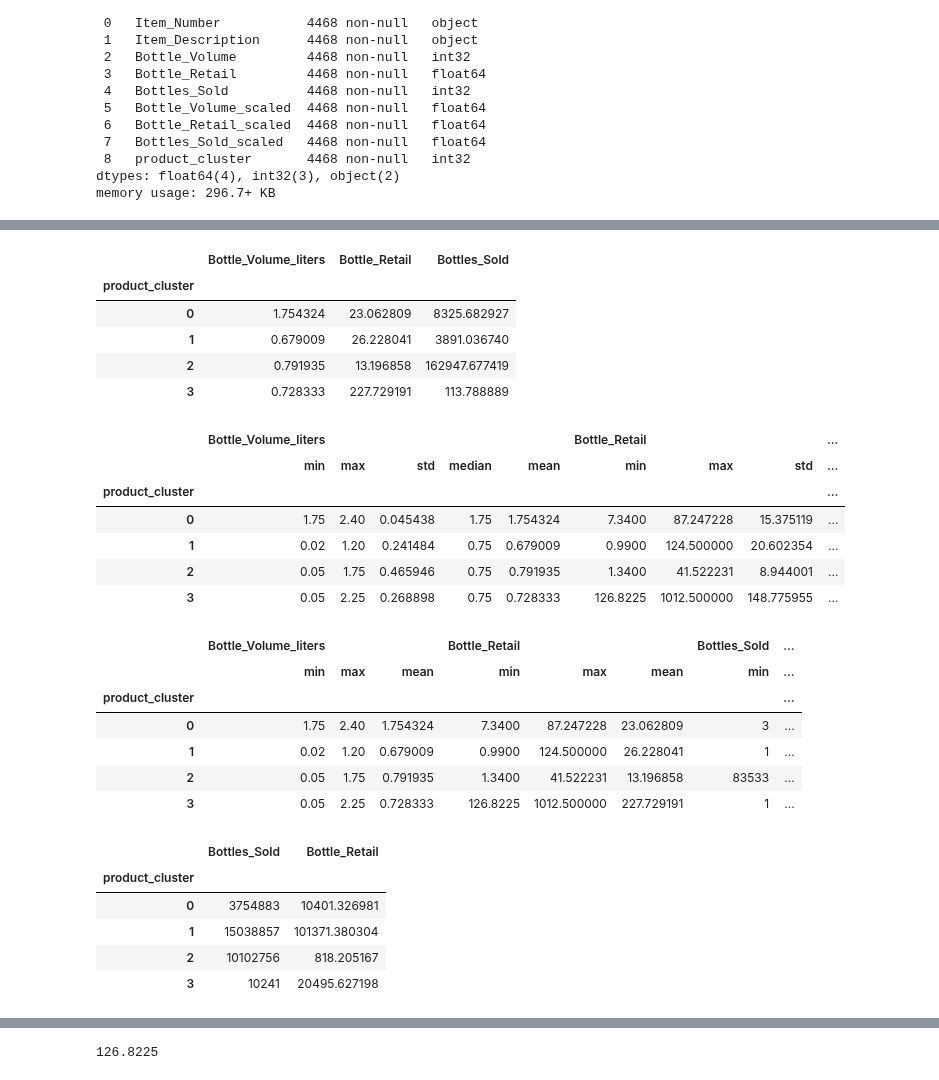
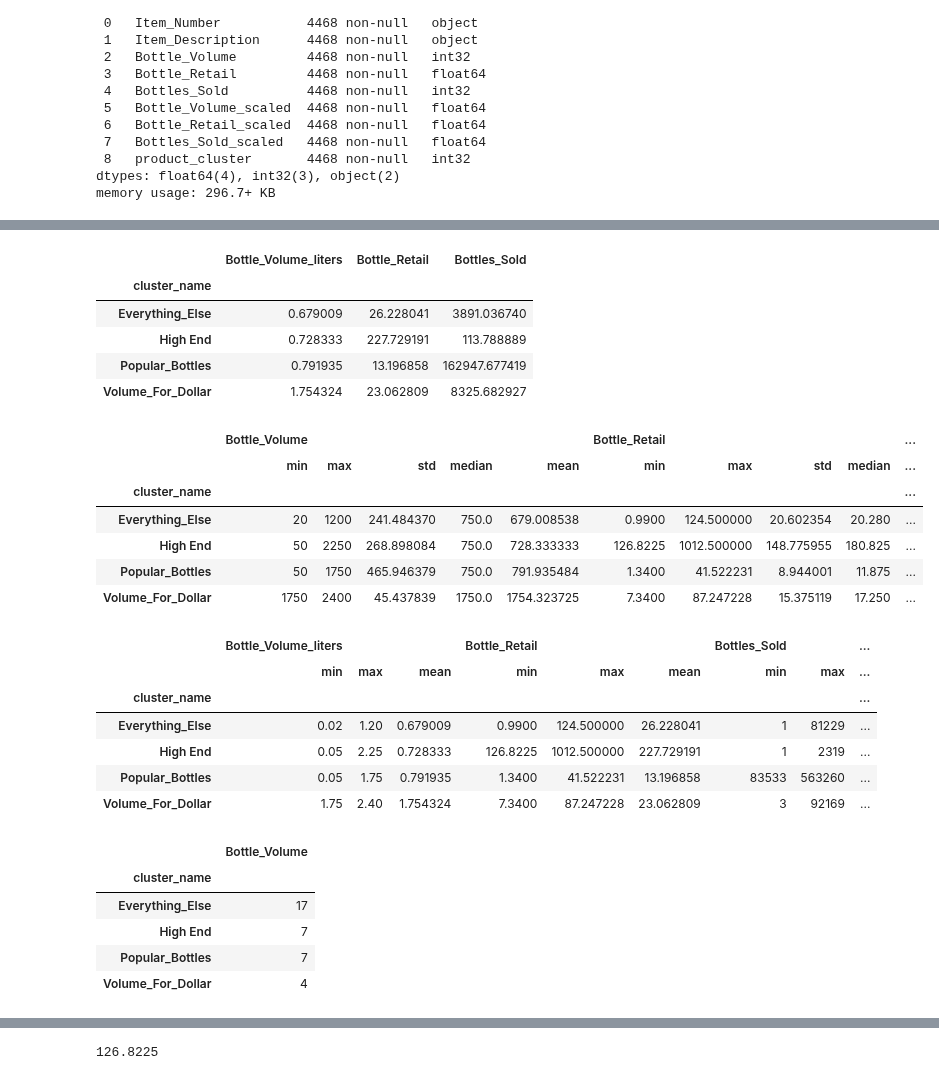
Before and after one commit to dgarbato/capstone, a Jupyter notebook: K means clustering of products.ipynb, the cells around one changed output, grey strips where cells are left out. Cells and saved outputs as stored; diff of their text form; code cells hidden in the pictures.

Commit message:
more k means clustering

```diff
--- a/K means clustering of products.ipynb
+++ b/K means clustering of products.ipynb
@@ -249,4 +248,4 @@ memory usage: 296.7+ KB
 # %%
 products2['Bottle_Volume_liters'] = products2.Bottle_Volume / 1000
 # %%
-# products2.Bottle_Volume_liters.std()
+prod_dict = {0:'Volume_For_Dollar', 1:'Everything_Else', 2:'Popular_Bottles',3:'High End'}
@@ -252,0 +269,2 @@ products2['Bottle_Volume_liters'] = products2.Bottle_Volume / 1000
+# %%
+products2['cluster_name'] = products2['product_cluster'].apply(lambda p: prod_dict[p])
@@ -253,29 +286,29 @@ products2['Bottle_Volume_liters'] = products2.Bottle_Volume / 1000
 # %%
-products2.groupby(['product_cluster']).agg({'Bottle_Volume_liters' : 'mean', 'Bottle_Retail':'mean','Bottles_Sold':'mean' })
+products2.groupby(['cluster_name']).agg({'Bottle_Volume_liters' : 'mean', 'Bottle_Retail':'mean','Bottles_Sold':'mean' })
 # %% [output]
 |  | Bottle_Volume_liters | Bottle_Retail | Bottles_Sold |
-| product_cluster |  |  |  |
-| 0 | 1.754324 | 23.062809 | 8325.682927 |
-| 1 | 0.679009 | 26.228041 | 3891.036740 |
-| 2 | 0.791935 | 13.196858 | 162947.677419 |
-| 3 | 0.728333 | 227.729191 | 113.788889 |
+| cluster_name |  |  |  |
+| Everything_Else | 0.679009 | 26.228041 | 3891.036740 |
+| High End | 0.728333 | 227.729191 | 113.788889 |
+| Popular_Bottles | 0.791935 | 13.196858 | 162947.677419 |
+| Volume_For_Dollar | 1.754324 | 23.062809 | 8325.682927 |
 # %%
-products2.groupby(['product_cluster']).agg({'Bottle_Volume_liters' :['min','max','std', 'median', 'mean'], 'Bottle_Retail':['min','max','std', 'median', 'mean'],'Bottles_Sold':['min','max','std', 'median', 'mean'] })
+products2.groupby(['cluster_name']).agg({'Bottle_Volume' :['min','max','std', 'median', 'mean'], 'Bottle_Retail':['min','max','std', 'median', 'mean'],'Bottles_Sold':['min','max','std', 'median', 'mean'] })
 # %% [output]
-|  | Bottle_Volume_liters |  |  |  |  | Bottle_Retail |  |  | ... |
-|  | min | max | std | median | mean | min | max | std | ... |
-| product_cluster |  |  |  |  |  |  |  |  | ... |
-| 0 | 1.75 | 2.40 | 0.045438 | 1.75 | 1.754324 | 7.3400 | 87.247228 | 15.375119 | ... |
-| 1 | 0.02 | 1.20 | 0.241484 | 0.75 | 0.679009 | 0.9900 | 124.500000 | 20.602354 | ... |
-| 2 | 0.05 | 1.75 | 0.465946 | 0.75 | 0.791935 | 1.3400 | 41.522231 | 8.944001 | ... |
-| 3 | 0.05 | 2.25 | 0.268898 | 0.75 | 0.728333 | 126.8225 | 1012.500000 | 148.775955 | ... |
+|  | Bottle_Volume |  |  |  |  | Bottle_Retail |  |  |  | ... |
+|  | min | max | std | median | mean | min | max | std | median | ... |
+| cluster_name |  |  |  |  |  |  |  |  |  | ... |
+| Everything_Else | 20 | 1200 | 241.484370 | 750.0 | 679.008538 | 0.9900 | 124.500000 | 20.602354 | 20.280 | ... |
+| High End | 50 | 2250 | 268.898084 | 750.0 | 728.333333 | 126.8225 | 1012.500000 | 148.775955 | 180.825 | ... |
+| Popular_Bottles | 50 | 1750 | 465.946379 | 750.0 | 791.935484 | 1.3400 | 41.522231 | 8.944001 | 11.875 | ... |
+| Volume_For_Dollar | 1750 | 2400 | 45.437839 | 1750.0 | 1754.323725 | 7.3400 | 87.247228 | 15.375119 | 17.250 | ... |
 # %%
-products2.groupby(['product_cluster']).agg({'Bottle_Volume_liters' :['min','max', 'mean'], 'Bottle_Retail':['min','max', 'mean'],'Bottles_Sold':['min','max', 'mean'] })
+products2.groupby(['cluster_name']).agg({'Bottle_Volume_liters' :['min','max', 'mean'], 'Bottle_Retail':['min','max', 'mean'],'Bottles_Sold':['min','max', 'mean'] })
 # %% [output]
-|  | Bottle_Volume_liters |  |  | Bottle_Retail |  |  | Bottles_Sold | ... |
-|  | min | max | mean | min | max | mean | min | ... |
-| product_cluster |  |  |  |  |  |  |  | ... |
-| 0 | 1.75 | 2.40 | 1.754324 | 7.3400 | 87.247228 | 23.062809 | 3 | ... |
-| 1 | 0.02 | 1.20 | 0.679009 | 0.9900 | 124.500000 | 26.228041 | 1 | ... |
-| 2 | 0.05 | 1.75 | 0.791935 | 1.3400 | 41.522231 | 13.196858 | 83533 | ... |
-| 3 | 0.05 | 2.25 | 0.728333 | 126.8225 | 1012.500000 | 227.729191 | 1 | ... |
+|  | Bottle_Volume_liters |  |  | Bottle_Retail |  |  | Bottles_Sold |  | ... |
+|  | min | max | mean | min | max | mean | min | max | ... |
+| cluster_name |  |  |  |  |  |  |  |  | ... |
+| Everything_Else | 0.02 | 1.20 | 0.679009 | 0.9900 | 124.500000 | 26.228041 | 1 | 81229 | ... |
+| High End | 0.05 | 2.25 | 0.728333 | 126.8225 | 1012.500000 | 227.729191 | 1 | 2319 | ... |
+| Popular_Bottles | 0.05 | 1.75 | 0.791935 | 1.3400 | 41.522231 | 13.196858 | 83533 | 563260 | ... |
+| Volume_For_Dollar | 1.75 | 2.40 | 1.754324 | 7.3400 | 87.247228 | 23.062809 | 3 | 92169 | ... |
@@ -282,9 +317,9 @@ products2.groupby(['product_cluster']).agg({'Bottle_Volume_liters' :['min','max'
 # %%
-products2.groupby(['product_cluster']).agg({'Bottles_Sold':'sum', 'Bottle_Retail':'sum'})
+products2.groupby(['cluster_name']).agg({'Bottle_Volume':'nunique'})
 # %% [output]
-|  | Bottles_Sold | Bottle_Retail |
-| product_cluster |  |  |
-| 0 | 3754883 | 10401.326981 |
-| 1 | 15038857 | 101371.380304 |
-| 2 | 10102756 | 818.205167 |
-| 3 | 10241 | 20495.627198 |
+|  | Bottle_Volume |
+| cluster_name |  |
+| Everything_Else | 17 |
+| High End | 7 |
+| Popular_Bottles | 7 |
+| Volume_For_Dollar | 4 |
```
Also changed, not shown: parts of 13 cells of this notebook, 2 other files.
